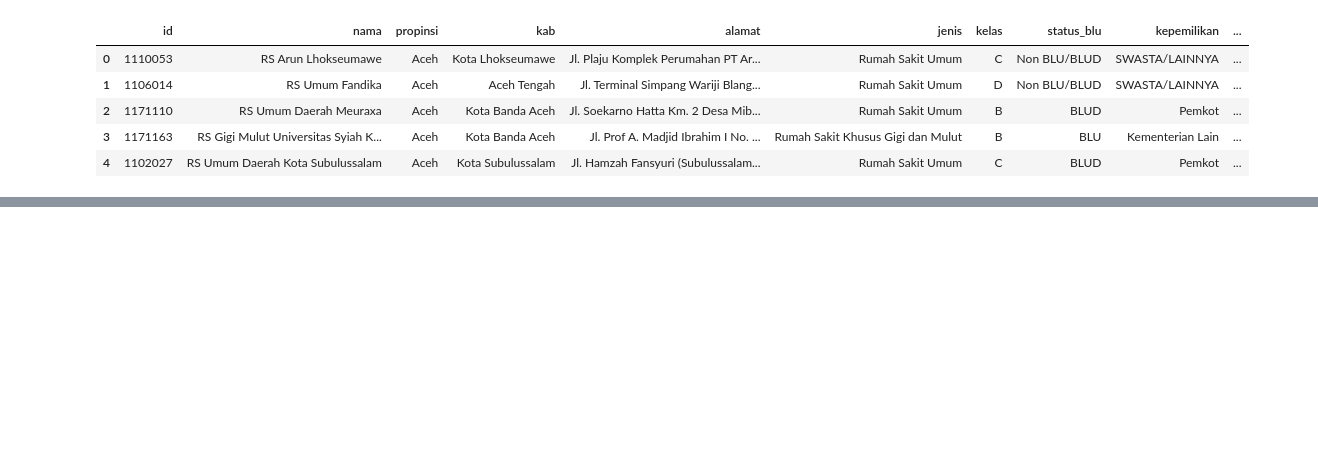
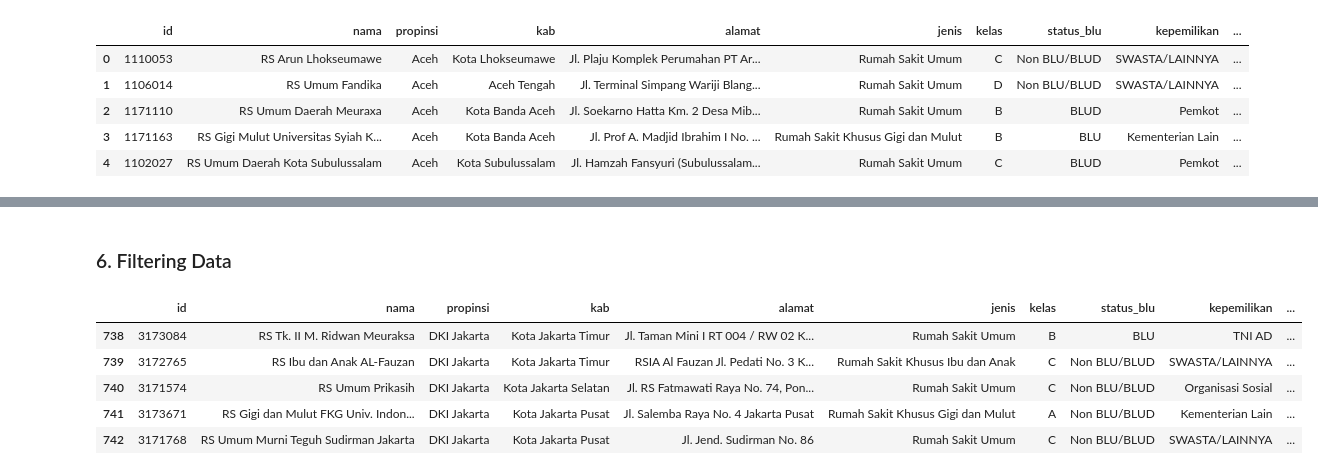
Before and after one commit to ZanIhsan2/DataMining, a Jupyter notebook: Pertemuan4/praktikum.ipynb, the cells around one changed output, grey strips where cells are left out. Cells and saved outputs as stored; diff of their text form; code cells hidden in the pictures; blank space fills up the shorter version.

```diff
--- a/Pertemuan4/praktikum.ipynb
+++ b/Pertemuan4/praktikum.ipynb
@@ -14,0 +172,13 @@ df.head()
+# %% [markdown]
+### 6. Filtering Data
+# %%
+# Mengambil data yang hanya di propinsi DKI Jakarta
+df_Jakarta = df[df['propinsi'] == 'DKI Jakarta']
+df_Jakarta.head()
+# %% [output]
+|  | id | nama | propinsi | kab | alamat | jenis | kelas | status_blu | kepemilikan | ... |
+| 738 | 3173084 | RS Tk. II M. Ridwan Meuraksa | DKI Jakarta | Kota Jakarta Timur | Jl. Taman Mini I RT 004 / RW 02 K... | Rumah Sakit Umum | B | BLU | TNI AD | ... |
+| 739 | 3172765 | RS Ibu dan Anak AL-Fauzan | DKI Jakarta | Kota Jakarta Timur | RSIA Al Fauzan Jl. Pedati No. 3 K... | Rumah Sakit Khusus Ibu dan Anak | C | Non BLU/BLUD | SWASTA/LAINNYA | ... |
+| 740 | 3171574 | RS Umum Prikasih | DKI Jakarta | Kota Jakarta Selatan | Jl. RS Fatmawati Raya No. 74, Pon... | Rumah Sakit Umum | C | Non BLU/BLUD | Organisasi Sosial | ... |
+| 741 | 3173671 | RS Gigi dan Mulut FKG Univ. Indon... | DKI Jakarta | Kota Jakarta Pusat | Jl. Salemba Raya No. 4 Jakarta Pusat | Rumah Sakit Khusus Gigi dan Mulut | A | Non BLU/BLUD | Kementerian Lain | ... |
+| 742 | 3171768 | RS Umum Murni Teguh Sudirman Jakarta | DKI Jakarta | Kota Jakarta Pusat | Jl. Jend. Sudirman No. 86 | Rumah Sakit Umum | C | Non BLU/BLUD | SWASTA/LAINNYA | ... |
```
Also changed, not shown: parts of 29 cells of this notebook.
